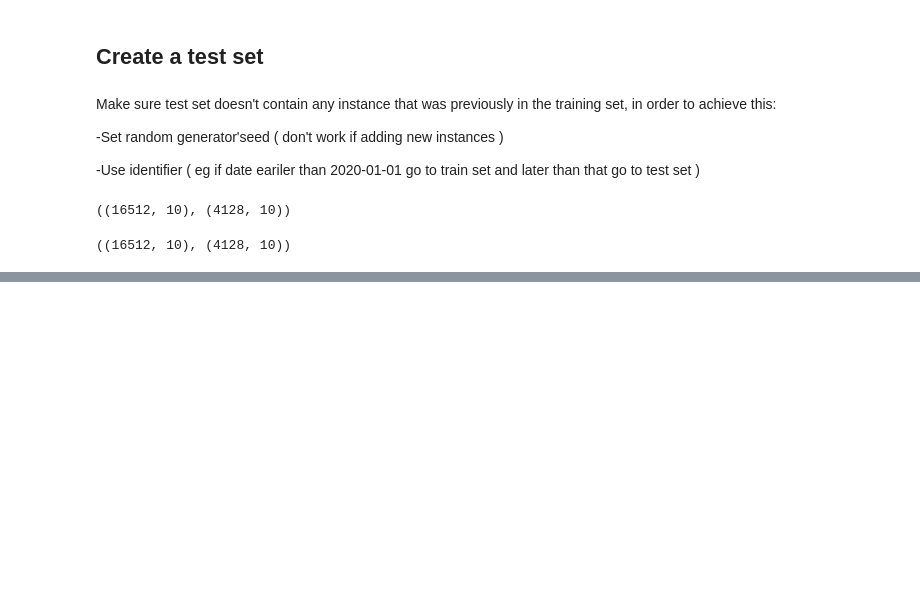
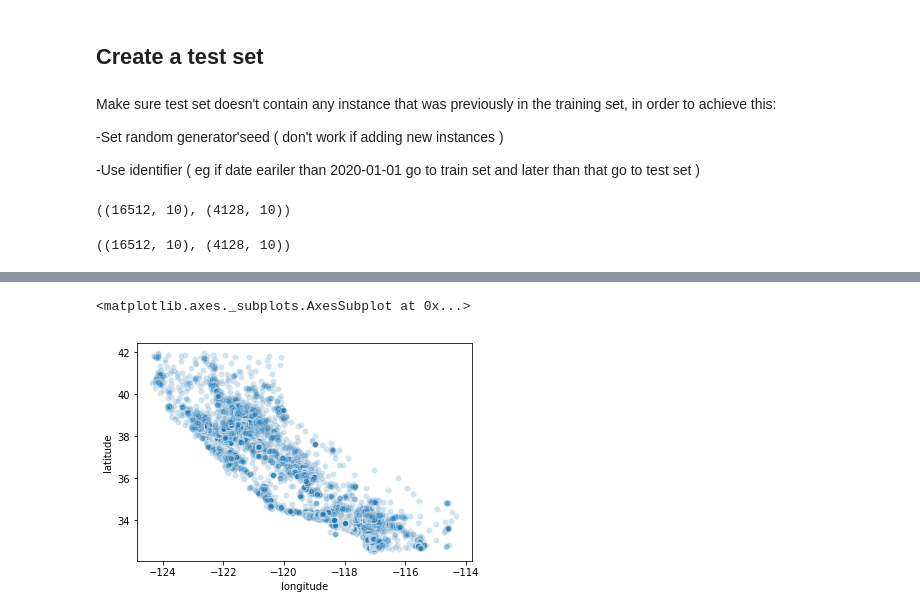
Before and after one commit to julie87zhang/python_exercise, a Jupyter notebook: machine_learning_manual/real_estate_project_chapter2.ipynb, the cells around one changed output, grey strips where cells are left out. Saved outputs shown, nothing was run; the diff lists cells and outputs as text; code cells hidden in the pictures; blank space fills up the shorter version.

```diff
--- a/machine_learning_manual/real_estate_project_chapter2.ipynb
+++ b/machine_learning_manual/real_estate_project_chapter2.ipynb
@@ -165,0 +221,6 @@ train_set.shape,test_set.shape
+# %%
+#using seaborn
+sns.scatterplot(housing_pd.longitude,housing_pd.latitude,alpha=0.2)
+# %% [output]
+<matplotlib.axes._subplots.AxesSubplot at 0x...>
+[figure, added]
```
Also changed, not shown: parts of 21 cells of this notebook, 1 other file.
